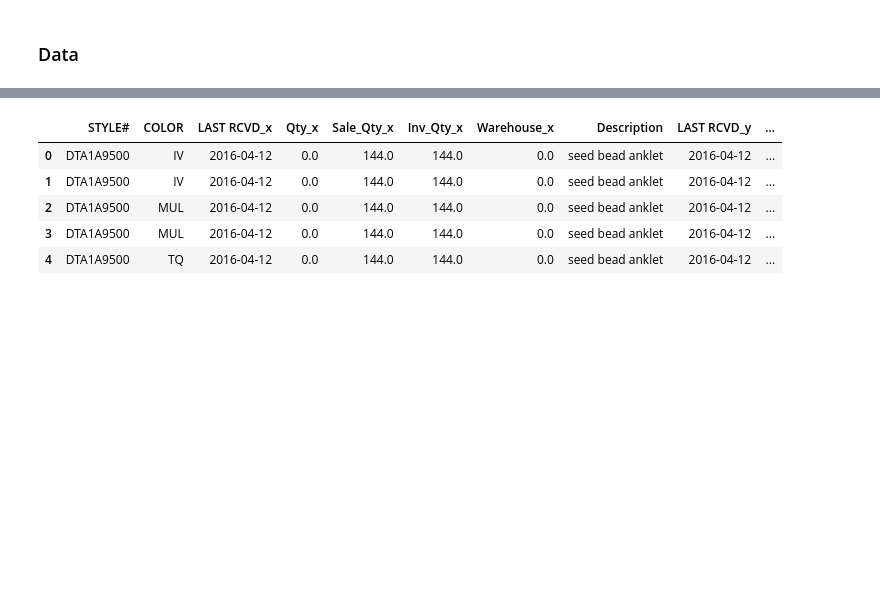
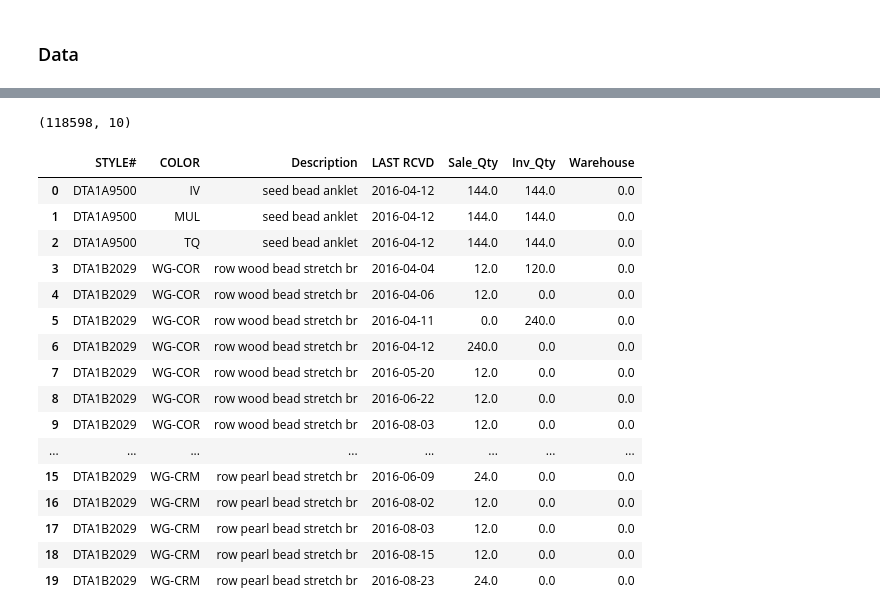
Before and after one commit to lksfr/NOSO, a Jupyter notebook: Esther/Esther_NOSO_DataRecon.ipynb, the cells around one changed output, grey strips where cells are left out. Drawn from its saved outputs; the diff is of its cells as text; code cells hidden in the pictures; blank space fills up the shorter version.

```diff
--- a/Esther/Esther_NOSO_DataRecon.ipynb
+++ b/Esther/Esther_NOSO_DataRecon.ipynb
@@ -60,16 +82,27 @@ uno_inv_agg.head()
 # %%
-uno_inv_agg = pd.merge(uno_inv_agg, invqty, how='left', left_on=['STYLE#','COLOR'],right_on=['STYLE#','COLOR'])
-uno_inv_agg.head()
+uno_inv_agg = pd.merge(uno_inv_agg, invqty, how='left', left_on=['STYLE#','Description','COLOR'],\
+                       right_on=['STYLE#','Description','COLOR'])
+uno_inv_agg.shape
 # %% [output]
-|  | STYLE# | COLOR | LAST RCVD_x | Qty_x | Sale_Qty_x | Inv_Qty_x | Warehouse_x | Description | LAST RCVD_y | ... |
-| 0 | DTA1A9500 | IV | 2016-04-12 | 0.0 | 144.0 | 144.0 | 0.0 | seed bead anklet | 2016-04-12 | ... |
-| 1 | DTA1A9500 | IV | 2016-04-12 | 0.0 | 144.0 | 144.0 | 0.0 | seed bead anklet | 2016-04-12 | ... |
-| 2 | DTA1A9500 | MUL | 2016-04-12 | 0.0 | 144.0 | 144.0 | 0.0 | seed bead anklet | 2016-04-12 | ... |
-| 3 | DTA1A9500 | MUL | 2016-04-12 | 0.0 | 144.0 | 144.0 | 0.0 | seed bead anklet | 2016-04-12 | ... |
-| 4 | DTA1A9500 | TQ | 2016-04-12 | 0.0 | 144.0 | 144.0 | 0.0 | seed bead anklet | 2016-04-12 | ... |
+(118598, 10)
-# %%
-uno_inv_subset = uno_inv.drop(columns=['LAST RCVD', 'Qty','Sale_Qty','Inv_Qty'])
-uno_inv_agg = pd.merge(uno_inv_agg, uno_inv_subset,\
-                       how='left', left_on=['STYLE#','COLOR'],right_on=['STYLE#','COLOR'])
-
-uno_inv_agg.head(30)
+# %%
+uno_inv_agg.drop(columns=['Qty','On-Hand','Categories'],inplace=True)
+uno_inv_agg.head(20)
+# %% [output]
+|  | STYLE# | COLOR | Description | LAST RCVD | Sale_Qty | Inv_Qty | Warehouse |
+| 0 | DTA1A9500 | IV | seed bead anklet | 2016-04-12 | 144.0 | 144.0 | 0.0 |
+| 1 | DTA1A9500 | MUL | seed bead anklet | 2016-04-12 | 144.0 | 144.0 | 0.0 |
+| 2 | DTA1A9500 | TQ | seed bead anklet | 2016-04-12 | 144.0 | 144.0 | 0.0 |
+| 3 | DTA1B2029 | WG-COR | row wood bead stretch br | 2016-04-04 | 12.0 | 120.0 | 0.0 |
+| 4 | DTA1B2029 | WG-COR | row wood bead stretch br | 2016-04-06 | 12.0 | 0.0 | 0.0 |
+| 5 | DTA1B2029 | WG-COR | row wood bead stretch br | 2016-04-11 | 0.0 | 240.0 | 0.0 |
+| 6 | DTA1B2029 | WG-COR | row wood bead stretch br | 2016-04-12 | 240.0 | 0.0 | 0.0 |
+| 7 | DTA1B2029 | WG-COR | row wood bead stretch br | 2016-05-20 | 12.0 | 0.0 | 0.0 |
+| 8 | DTA1B2029 | WG-COR | row wood bead stretch br | 2016-06-22 | 12.0 | 0.0 | 0.0 |
+| 9 | DTA1B2029 | WG-COR | row wood bead stretch br | 2016-08-03 | 12.0 | 0.0 | 0.0 |
+| ... | ... | ... | ... | ... | ... | ... | ... |
+| 15 | DTA1B2029 | WG-CRM | row pearl bead stretch br | 2016-06-09 | 24.0 | 0.0 | 0.0 |
+| 16 | DTA1B2029 | WG-CRM | row pearl bead stretch br | 2016-08-02 | 12.0 | 0.0 | 0.0 |
+| 17 | DTA1B2029 | WG-CRM | row pearl bead stretch br | 2016-08-03 | 12.0 | 0.0 | 0.0 |
+| 18 | DTA1B2029 | WG-CRM | row pearl bead stretch br | 2016-08-15 | 12.0 | 0.0 | 0.0 |
+| 19 | DTA1B2029 | WG-CRM | row pearl bead stretch br | 2016-08-23 | 24.0 | 0.0 | 0.0 |
```
Also changed, not shown: parts of 17 cells of this notebook, 1 other file.
